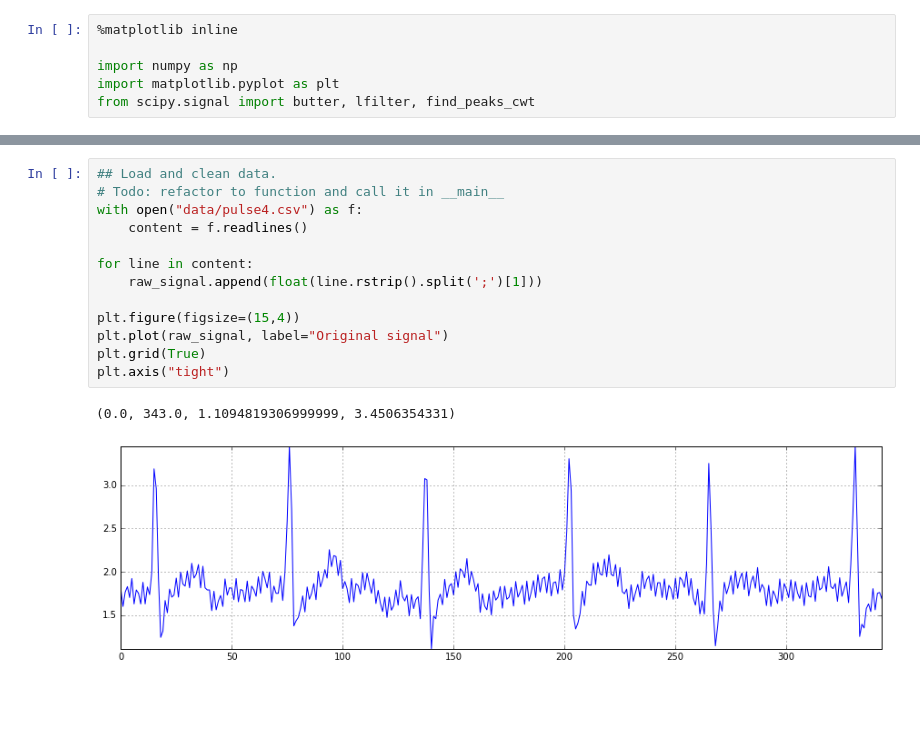
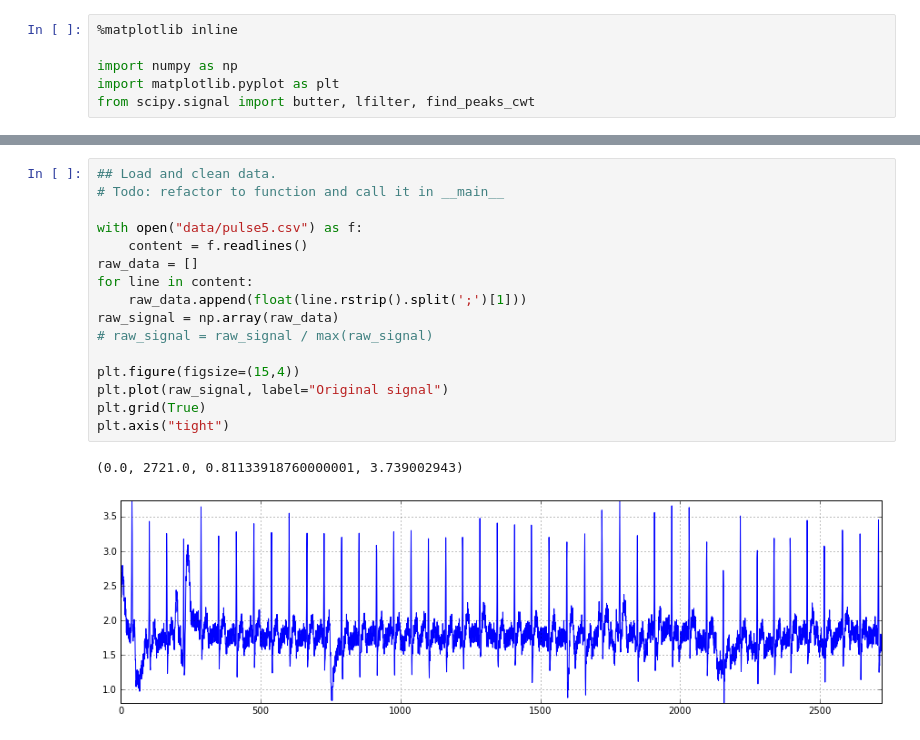
Before and after one commit to c-labpl/qrs_detector, a Jupyter notebook: QRSDetectorOffline.ipynb, the cells around one changed output, grey strips where cells are left out. Drawn from its saved outputs; the diff is of its cells as text; blank space fills up the shorter version.

```diff
--- a/QRSDetectorOffline.ipynb
+++ b/QRSDetectorOffline.ipynb
@@ -36,16 +52,19 @@ rr_current = 0
 # %%
 ## Load and clean data.
 # Todo: refactor to function and call it in __main__
-with open("data/pulse4.csv") as f:
+
+with open("data/pulse5.csv") as f:
     content = f.readlines()
-
+raw_data = []
 for line in content:
-    raw_signal.append(float(line.rstrip().split(';')[1]))
+    raw_data.append(float(line.rstrip().split(';')[1]))
+raw_signal = np.array(raw_data)
+# raw_signal = raw_signal / max(raw_signal)
 
 plt.figure(figsize=(15,4))
 plt.plot(raw_signal, label="Original signal")
 plt.grid(True)
 plt.axis("tight")
 # %% [output]
-(0.0, 343.0, 1.1094819306999999, 3.4506354331)
+(0.0, 2721.0, 0.81133918760000001, 3.739002943)
-[figure, old version]
+[figure, new version]
```
Also changed, not shown: parts of 13 cells of this notebook.
